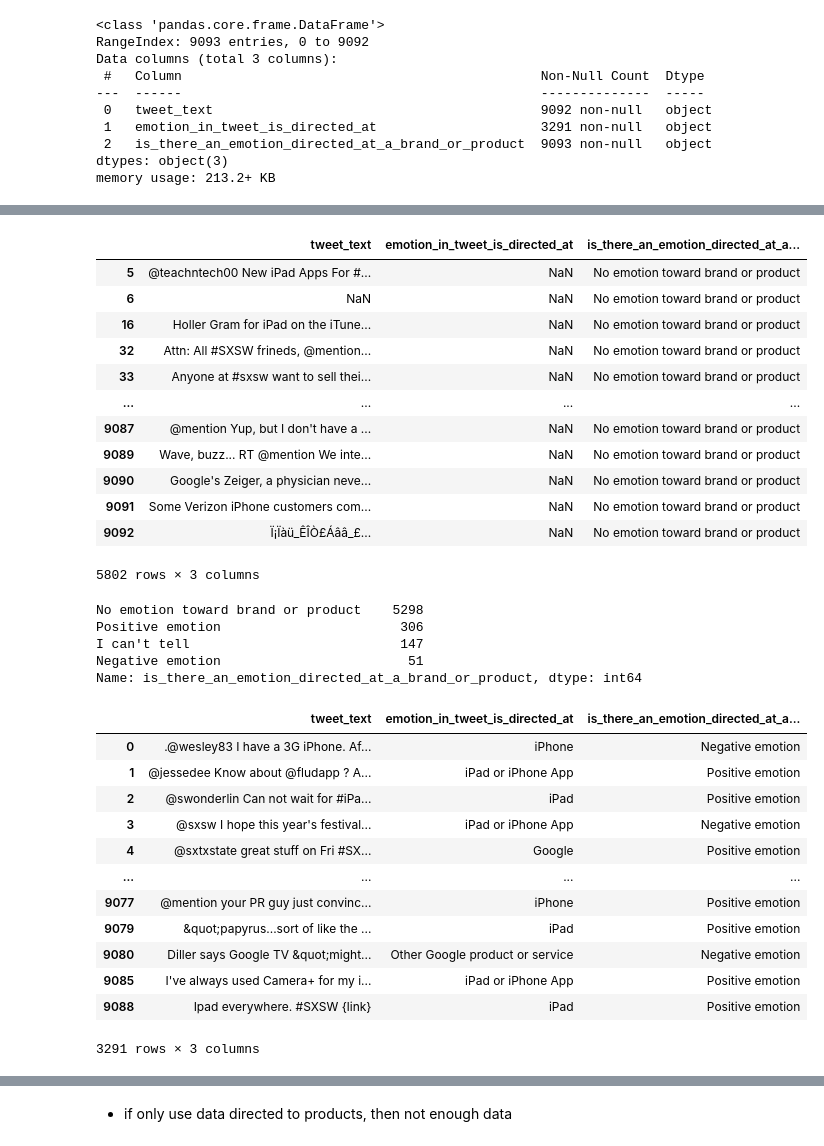
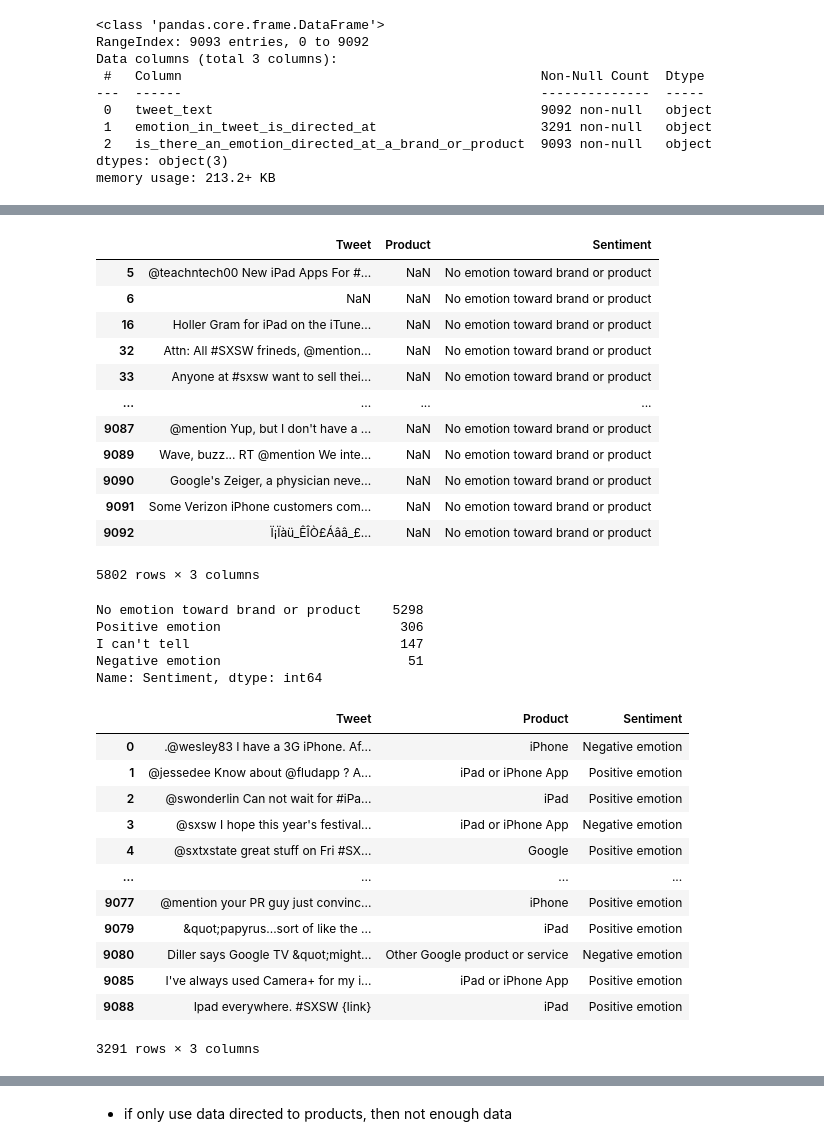
Before and after one commit to ElyLin/SentimentAnalysisProject, a Jupyter notebook: notebooks/Ely/EDA-Ely.ipynb, the cells around one changed output, grey strips where cells are left out. Saved outputs shown, nothing was run; the diff lists cells and outputs as text; code cells hidden in the pictures.

```diff
--- a/notebooks/Ely/EDA-Ely.ipynb
+++ b/notebooks/Ely/EDA-Ely.ipynb
@@ -42,3 +42,9 @@ Data columns (total 3 columns):
  2   is_there_an_emotion_directed_at_a_brand_or_product  9093 non-null   object
 dtypes: object(3)
 memory usage: 213.2+ KB
+# %%
+# rename columns
+df = df.rename(columns = {'tweet_text': 'Tweet',
+                         'emotion_in_tweet_is_directed_at': 'Product',
+                         'is_there_an_emotion_directed_at_a_brand_or_product': 'Sentiment'})
+df.head() #Sanity Check
@@ -45,8 +58,8 @@ memory usage: 213.2+ KB
 # %%
-df_na_c2=df[df['emotion_in_tweet_is_directed_at'].isna()]
+df_na_c2=df[df['Product'].isna()]
 df_na_c2
 # %% [output]
-|  | tweet_text | emotion_in_tweet_is_directed_at | is_there_an_emotion_directed_at_a... |
+|  | Tweet | Product | Sentiment |
 | 5 | @teachntech00 New iPad Apps For #... | NaN | No emotion toward brand or product |
 | 6 | NaN | NaN | No emotion toward brand or product |
 | 16 | Holler Gram for iPad on the iTune... | NaN | No emotion toward brand or product |
@@ -61,17 +74,17 @@ df_na_c2
 5802 rows × 3 columns
 # %%
-df_na_c2['is_there_an_emotion_directed_at_a_brand_or_product'].value_counts()
+df_na_c2['Sentiment'].value_counts()
 # %% [output]
 No emotion toward brand or product    5298
 Positive emotion                       306
 I can't tell                           147
 Negative emotion                        51
-Name: is_there_an_emotion_directed_at_a_brand_or_product, dtype: int64
+Name: Sentiment, dtype: int64
 # %%
-df_nona_c2 = df[(df['emotion_in_tweet_is_directed_at'].isna())== False]
+df_nona_c2 = df[(df['Product'].isna())== False]
 df_nona_c2
 # %% [output]
-|  | tweet_text | emotion_in_tweet_is_directed_at | is_there_an_emotion_directed_at_a... |
+|  | Tweet | Product | Sentiment |
 | 0 | .@wesley83 I have a 3G iPhone. Af... | iPhone | Negative emotion |
 | 1 | @jessedee Know about @fludapp ? A... | iPad or iPhone App | Positive emotion |
 | 2 | @swonderlin Can not wait for #iPa... | iPad | Positive emotion |
```
Also changed, not shown: parts of 40 cells of this notebook.
